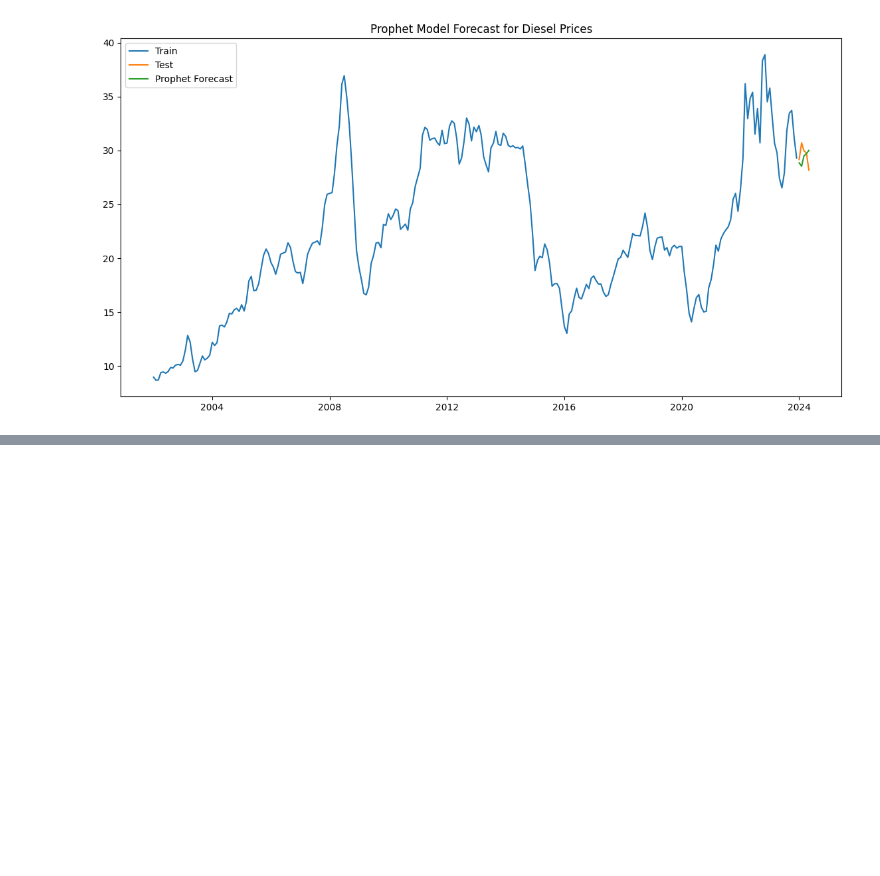
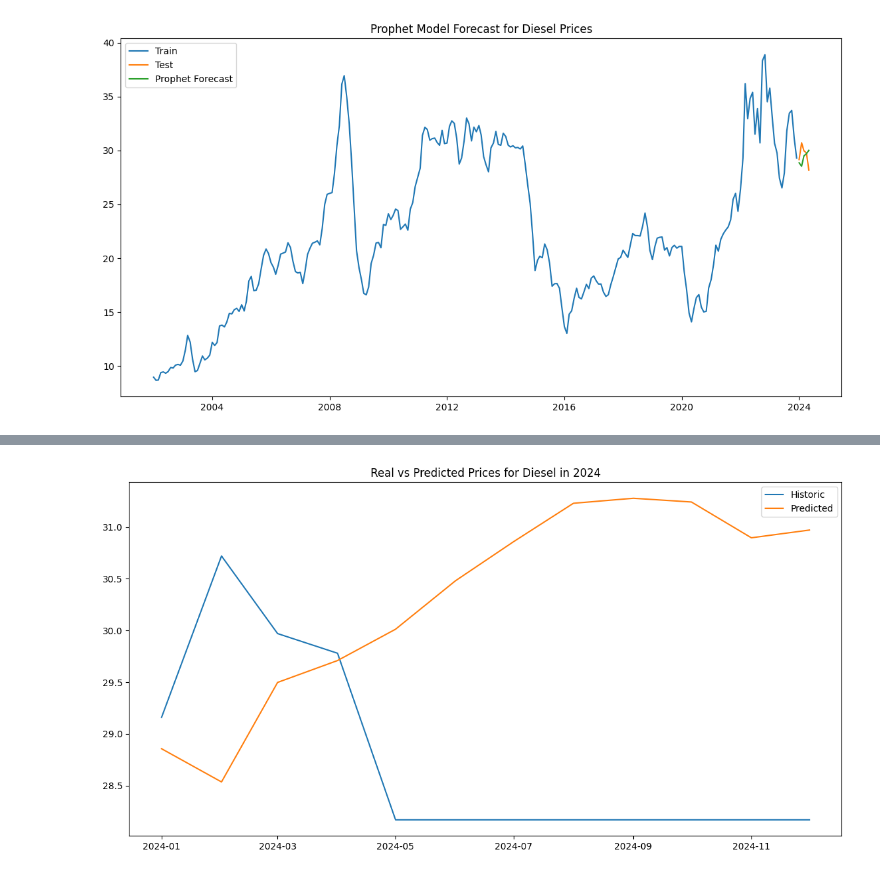
Before and after one commit to FabianJuarez182/DT-LAB2, a Jupyter notebook: DS_LAB2.ipynb, the cells around one changed output, grey strips where cells are left out. Cells and saved outputs as stored; diff of their text form; code cells hidden in the pictures; blank space fills up the shorter version.

```diff
--- a/DS_LAB2.ipynb
+++ b/DS_LAB2.ipynb
@@ -795,0 +888,16 @@ plt.show()
+# %%
+future_diesel = prophet_model_diesel.make_future_dataframe(periods=12, freq='MS')
+predict_diesel = prophet_model_diesel.predict(future_diesel)
+predict2024_diesel = predict_diesel[(predict_diesel['ds'] >= '2024-01-01') & (predict_diesel['ds'] <= '2024-12-31')]
+
+actual_diesel = prophet_df_diesel[(prophet_df_diesel['ds'] >= '2024-01-01') & (prophet_df_diesel['ds'] <= '2024-12-31')]
+
+comp_diesel = pd.merge(actual_diesel, predict2024_diesel[['ds', 'yhat']], on='ds')
+comp_diesel = comp_diesel.rename(columns={'y': 'real', 'yhat': 'predicted'})
+
+mae = mean_absolute_error(comp_diesel['real'], comp_diesel['predicted'])
+rmse = np.sqrt(mean_squared_error(comp_diesel['real'], comp_diesel['predicted']))
+
+print(comp_diesel)
+print(f"\nMAE: {mae}")
+print(f"RMSE: {rmse}")
@@ -795,0 +921,9 @@ plt.show()
+# %%
+plt.figure(figsize=(14, 7))
+plt.plot(actual_diesel['ds'], actual_diesel['y'], label='Historic')
+plt.plot(predict2024_diesel['ds'], predict2024_diesel['yhat'], label='Predicted')
+plt.legend()
+plt.title('Real vs Predicted Prices for Diesel in 2024')
+plt.show()
+# %% [output]
+[figure, added]
```
Also changed, not shown: parts of 14 cells of this notebook.
